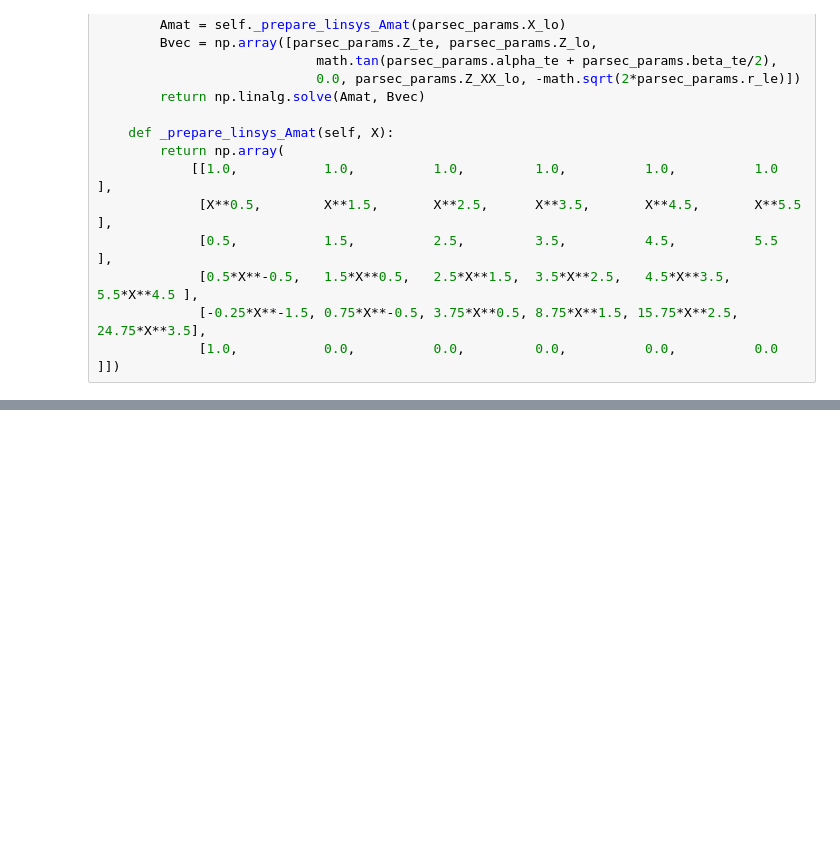
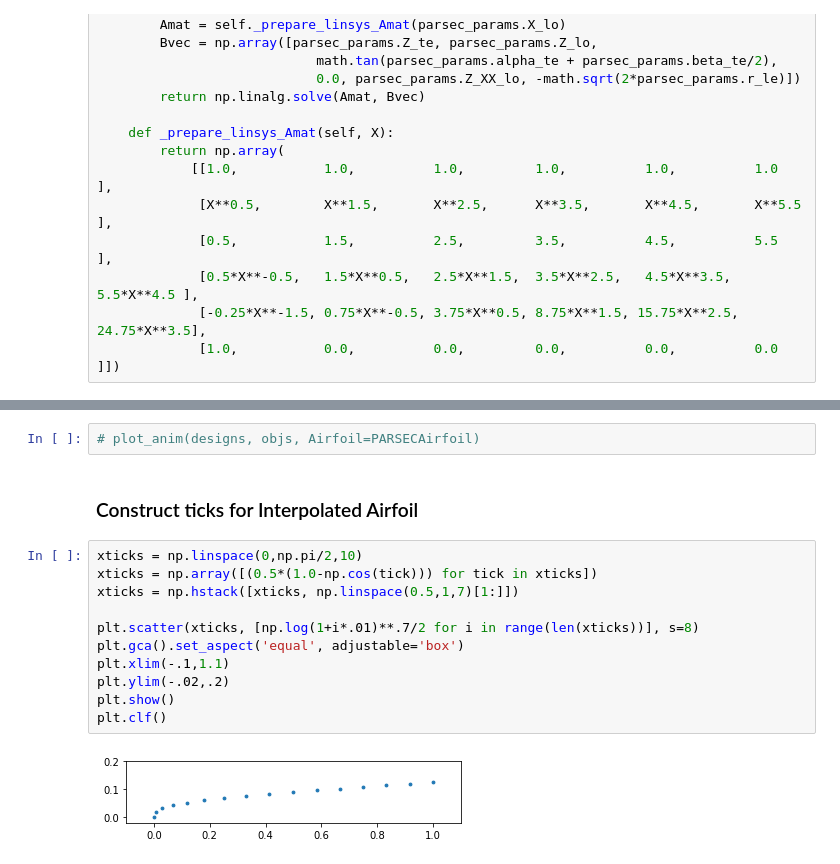
Before and after one commit to elipugh/aa222_project, a Jupyter notebook: results/plotting.ipynb, the cells around one changed output, grey strips where cells are left out. Cells and saved outputs as stored; diff of their text form; blank space fills up the shorter version.

```diff
--- a/results/plotting.ipynb
+++ b/results/plotting.ipynb
@@ -1377,0 +267,17 @@ plot_anim(designs, objs)
+# %%
+# plot_anim(designs, objs, Airfoil=PARSECAirfoil)
+# %% [markdown]
+### Construct ticks for Interpolated Airfoil
+# %%
+xticks = np.linspace(0,np.pi/2,10)
+xticks = np.array([(0.5*(1.0-np.cos(tick))) for tick in xticks])
+xticks = np.hstack([xticks, np.linspace(0.5,1,7)[1:]])
+
+plt.scatter(xticks, [np.log(1+i*.01)**.7/2 for i in range(len(xticks))], s=8)
+plt.gca().set_aspect('equal', adjustable='box')
+plt.xlim(-.1,1.1)
+plt.ylim(-.02,.2)
+plt.show()
+plt.clf()
+# %% [output]
+[figure, added]
```
Also changed, not shown: parts of 57 cells of this notebook.
